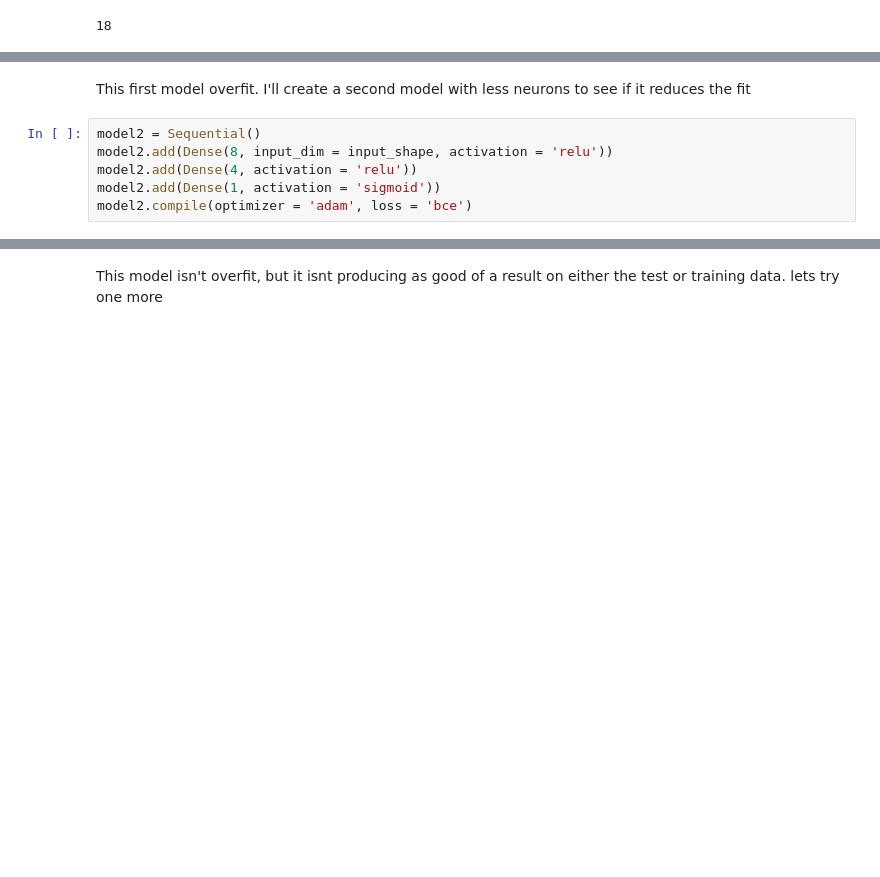
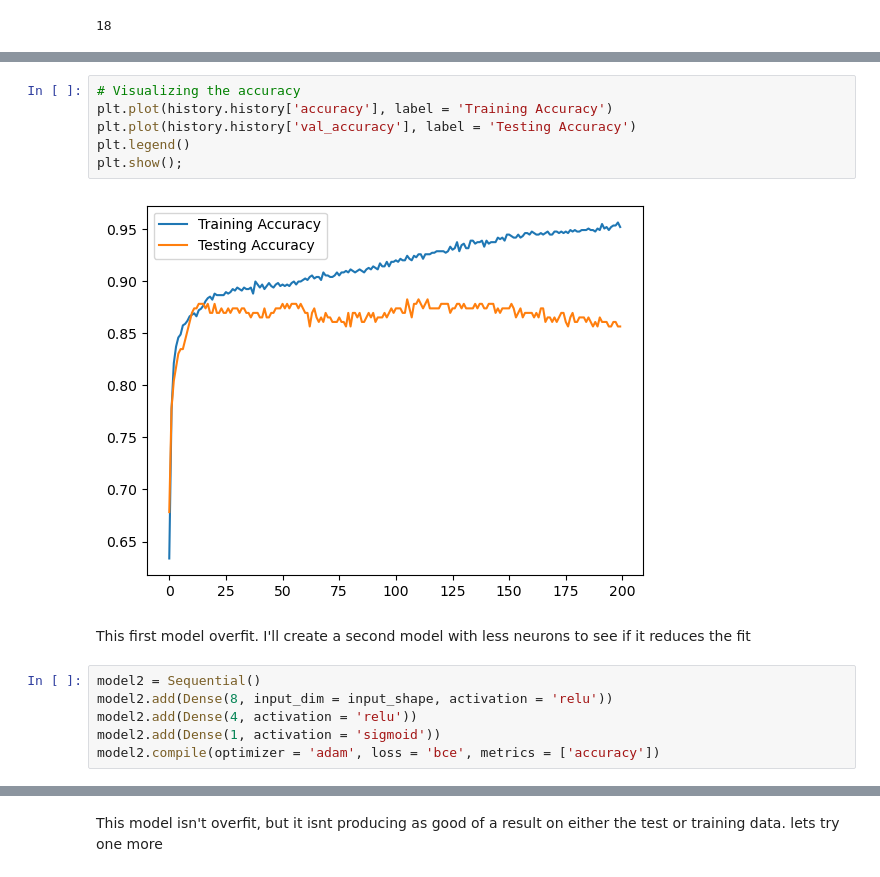
Before and after one commit to RaymondGarcia1107/AML-Practice, a Jupyter notebook: KerasPractice.ipynb, the cells around one changed output, grey strips where cells are left out. Drawn from its saved outputs; the diff is of its cells as text; blank space fills up the shorter version.

```diff
--- a/KerasPractice.ipynb
+++ b/KerasPractice.ipynb
@@ -284,3 +284,11 @@ plt.show();
+# %%
+# Visualizing the accuracy
+plt.plot(history.history['accuracy'], label = 'Training Accuracy')
+plt.plot(history.history['val_accuracy'], label = 'Testing Accuracy')
+plt.legend()
+plt.show();
+# %% [output]
+[figure, added]
 # %% [markdown]
 This first model overfit. I'll create a second model with less neurons to see if it reduces the fit
 # %%
@@ -288,7 +296,7 @@ model2 = Sequential()
 model2.add(Dense(8, input_dim = input_shape, activation = 'relu'))
 model2.add(Dense(4, activation = 'relu'))
 model2.add(Dense(1, activation = 'sigmoid'))
-model2.compile(optimizer = 'adam', loss = 'bce')
+model2.compile(optimizer = 'adam', loss = 'bce', metrics = ['accuracy'])
 # %%
 model2.summary()
 # %% [output]
```
Also changed, not shown: parts of 12 cells of this notebook.
